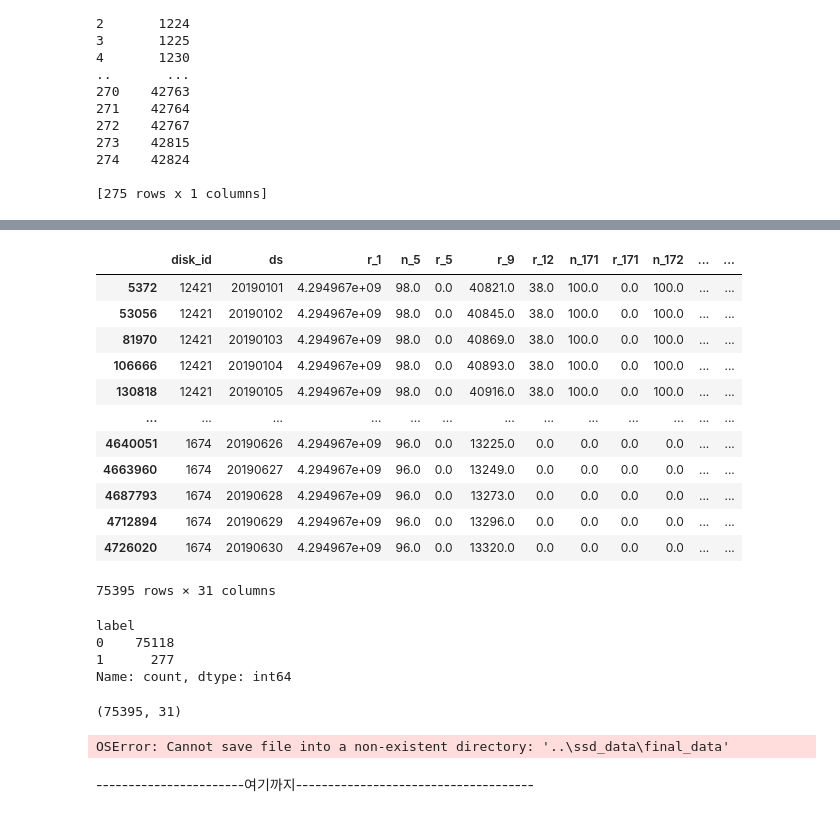
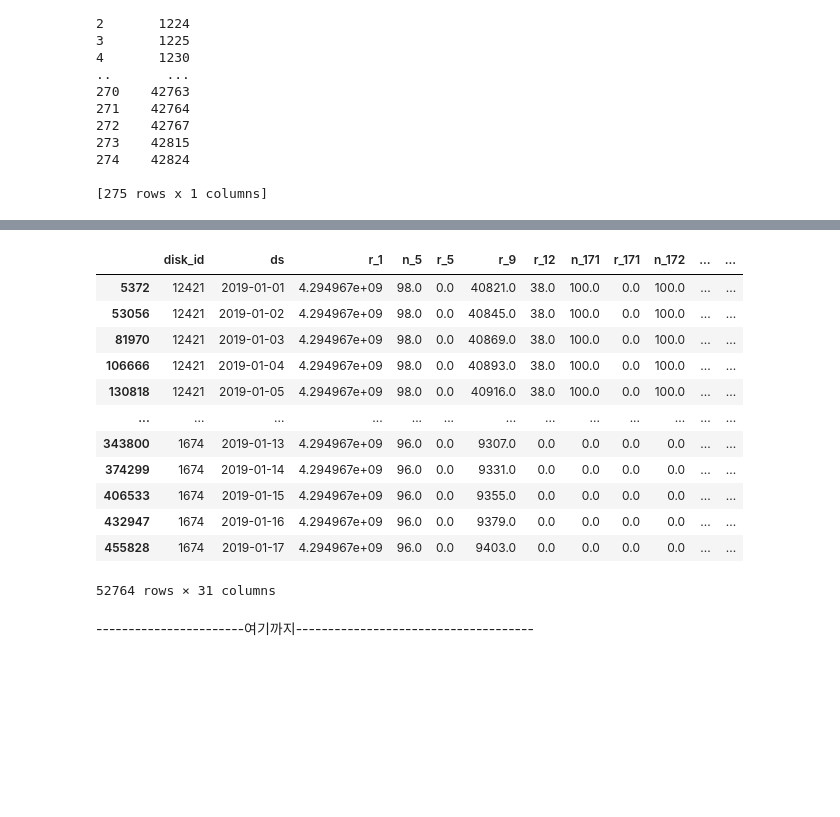
Before and after one commit to passion3659/ssd-failure, a Jupyter notebook: Making_final_MA1.ipynb, the cells around one changed output, grey strips where cells are left out. Cells and saved outputs as stored; diff of their text form; code cells hidden in the pictures; blank space fills up the shorter version.

Commit message:
after deleted

```diff
--- a/Making_final_MA1.ipynb
+++ b/Making_final_MA1.ipynb
@@ -140,0 +99,16 @@ processed_label_1
+# %%
+remove_indexes = []
+for index, row in selected_label_1.iterrows():
+    if row['label'] == 1:
+        disk_id = row['disk_id']
+        ds = row['ds']
+        remove_indexes.extend(selected_label_1.index[(selected_label_1['disk_id'] == disk_id) & (selected_label_1['ds'] > ds)].tolist())
+
+# 중복된 인덱스를 제거하여 제거할 행들을 구함
+remove_indexes = list(set(remove_indexes))
+
+# 제거할 행을 제외한 최종 DataFrame을 생성
+del_fail_after_row = selected_label_1.drop(index=remove_indexes)
+
+# 결과 출력
+print(del_fail_after_row)
@@ -140,0 +139,21 @@ processed_label_1
+# %%
+import pandas as pd
+
+# 'ds' 컬럼을 datetime 형태로 변환
+del_fail_after_row['ds'] = pd.to_datetime(del_fail_after_row['ds'], format='%Y%m%d')
+
+# 모든 행에 대해 반복
+for index, row in del_fail_after_row.iterrows():
+    # label 값이 1인 경우
+    if row['label'] == 1:
+        # 해당 행의 disk_id
+        current_disk_id = row['disk_id']
+        # 해당 행의 날짜
+        current_date = row['ds']
+        # 30일 이전의 날짜 계산
+        days_before = current_date - pd.Timedelta(days=30)
+
+        # 같은 disk_id이면서, 날짜가 30일 이내인 행들을 찾아서 label 값을 1로 설정
+        del_fail_after_row.loc[(del_fail_after_row['disk_id'] == current_disk_id) &
+                             (del_fail_after_row['ds'] <= current_date) &
+                             (del_fail_after_row['ds'] > days_before), 'label'] = 1
@@ -168,6 +242,10 @@ selecetd_label_0= MA1[MA1['disk_id'].isin(selected_disk_model_0)]
 # ds 컬럼에 따라 정렬
 selecetd_label_0= selecetd_label_0.sort_values(by='ds')
 
+
+# 'ds' 컬럼을 datetime 형태로 변환
+selecetd_label_0['ds'] = pd.to_datetime(selecetd_label_0['ds'], format='%Y%m%d')
+
 # 결과 출력
 selecetd_label_0
 # %% [output]
@@ -186,48 +264,35 @@ selecetd_label_0
 40180 rows × 31 columns
 # %%
 # final_df와 final_df2를 합칩니다.
-final_df = pd.concat([processed_label_1, selecetd_label_0])
+final_df = pd.concat([del_fail_after_row, selecetd_label_0])
 
 # model, disk_id, date를 기준으로 그룹화하고 shuffle합니다.
 grouped = final_df.groupby(['disk_id'])
 shuffled_groups = random.sample(list(grouped), len(grouped))
 
 # 진행 상황을 표시하기 위해 tqdm 사용
 shuffled_df = pd.DataFrame()
 for _, group in tqdm(shuffled_groups):
     shuffled_df = pd.concat([shuffled_df, group])
 
 # 최종 결과를 출력합니다.
 shuffled_df
 # %% [output]
 |  | disk_id | ds | r_1 | n_5 | r_5 | r_9 | r_12 | n_171 | r_171 | n_172 | ... | ... |
-| 5372 | 12421 | 20190101 | 4.294967e+09 | 98.0 | 0.0 | 40821.0 | 38.0 | 100.0 | 0.0 | 100.0 | ... | ... |
-| 53056 | 12421 | 20190102 | 4.294967e+09 | 98.0 | 0.0 | 40845.0 | 38.0 | 100.0 | 0.0 | 100.0 | ... | ... |
-| 81970 | 12421 | 20190103 | 4.294967e+09 | 98.0 | 0.0 | 40869.0 | 38.0 | 100.0 | 0.0 | 100.0 | ... | ... |
-| 106666 | 12421 | 20190104 | 4.294967e+09 | 98.0 | 0.0 | 40893.0 | 38.0 | 100.0 | 0.0 | 100.0 | ... | ... |
-| 130818 | 12421 | 20190105 | 4.294967e+09 | 98.0 | 0.0 | 40916.0 | 38.0 | 100.0 | 0.0 | 100.0 | ... | ... |
+| 5372 | 12421 | 2019-01-01 | 4.294967e+09 | 98.0 | 0.0 | 40821.0 | 38.0 | 100.0 | 0.0 | 100.0 | ... | ... |
+| 53056 | 12421 | 2019-01-02 | 4.294967e+09 | 98.0 | 0.0 | 40845.0 | 38.0 | 100.0 | 0.0 | 100.0 | ... | ... |
+| 81970 | 12421 | 2019-01-03 | 4.294967e+09 | 98.0 | 0.0 | 40869.0 | 38.0 | 100.0 | 0.0 | 100.0 | ... | ... |
+| 106666 | 12421 | 2019-01-04 | 4.294967e+09 | 98.0 | 0.0 | 40893.0 | 38.0 | 100.0 | 0.0 | 100.0 | ... | ... |
+| 130818 | 12421 | 2019-01-05 | 4.294967e+09 | 98.0 | 0.0 | 40916.0 | 38.0 | 100.0 | 0.0 | 100.0 | ... | ... |
 | ... | ... | ... | ... | ... | ... | ... | ... | ... | ... | ... | ... | ... |
-| 4640051 | 1674 | 20190626 | 4.294967e+09 | 96.0 | 0.0 | 13225.0 | 0.0 | 0.0 | 0.0 | 0.0 | ... | ... |
-| 4663960 | 1674 | 20190627 | 4.294967e+09 | 96.0 | 0.0 | 13249.0 | 0.0 | 0.0 | 0.0 | 0.0 | ... | ... |
-| 4687793 | 1674 | 20190628 | 4.294967e+09 | 96.0 | 0.0 | 13273.0 | 0.0 | 0.0 | 0.0 | 0.0 | ... | ... |
-| 4712894 | 1674 | 20190629 | 4.294967e+09 | 96.0 | 0.0 | 13296.0 | 0.0 | 0.0 | 0.0 | 0.0 | ... | ... |
-| 4726020 | 1674 | 20190630 | 4.294967e+09 | 96.0 | 0.0 | 13320.0 | 0.0 | 0.0 | 0.0 | 0.0 | ... | ... |
+| 343800 | 1674 | 2019-01-13 | 4.294967e+09 | 96.0 | 0.0 | 9307.0 | 0.0 | 0.0 | 0.0 | 0.0 | ... | ... |
+| 374299 | 1674 | 2019-01-14 | 4.294967e+09 | 96.0 | 0.0 | 9331.0 | 0.0 | 0.0 | 0.0 | 0.0 | ... | ... |
+| 406533 | 1674 | 2019-01-15 | 4.294967e+09 | 96.0 | 0.0 | 9355.0 | 0.0 | 0.0 | 0.0 | 0.0 | ... | ... |
+| 432947 | 1674 | 2019-01-16 | 4.294967e+09 | 96.0 | 0.0 | 9379.0 | 0.0 | 0.0 | 0.0 | 0.0 | ... | ... |
+| 455828 | 1674 | 2019-01-17 | 4.294967e+09 | 96.0 | 0.0 | 9403.0 | 0.0 | 0.0 | 0.0 | 0.0 | ... | ... |
-75395 rows × 31 columns
+52764 rows × 31 columns
-# %%
-shuffled_df['label'].value_counts()
-# %% [output]
-label
-0    75118
-1      277
-Name: count, dtype: int64
-# %%
-shuffled_df.shape
-# %% [output]
-(75395, 31)
 # %%
 #final_data 라는 폴더 따로 만들께요
-shuffled_df.to_csv('../ssd_data/final_data/final_data_MA1.csv',index=False)
+shuffled_df.to_csv('../ssd_data/final_data/final_data_MA1_after_deleted.csv',index=False)
-# %% [output]
-OSError: Cannot save file into a non-existent directory: '..\ssd_data\final_data'
 # %% [markdown]
 -----------------------여기까지-------------------------------------
```
Also changed, not shown: parts of 9 cells of this notebook.
